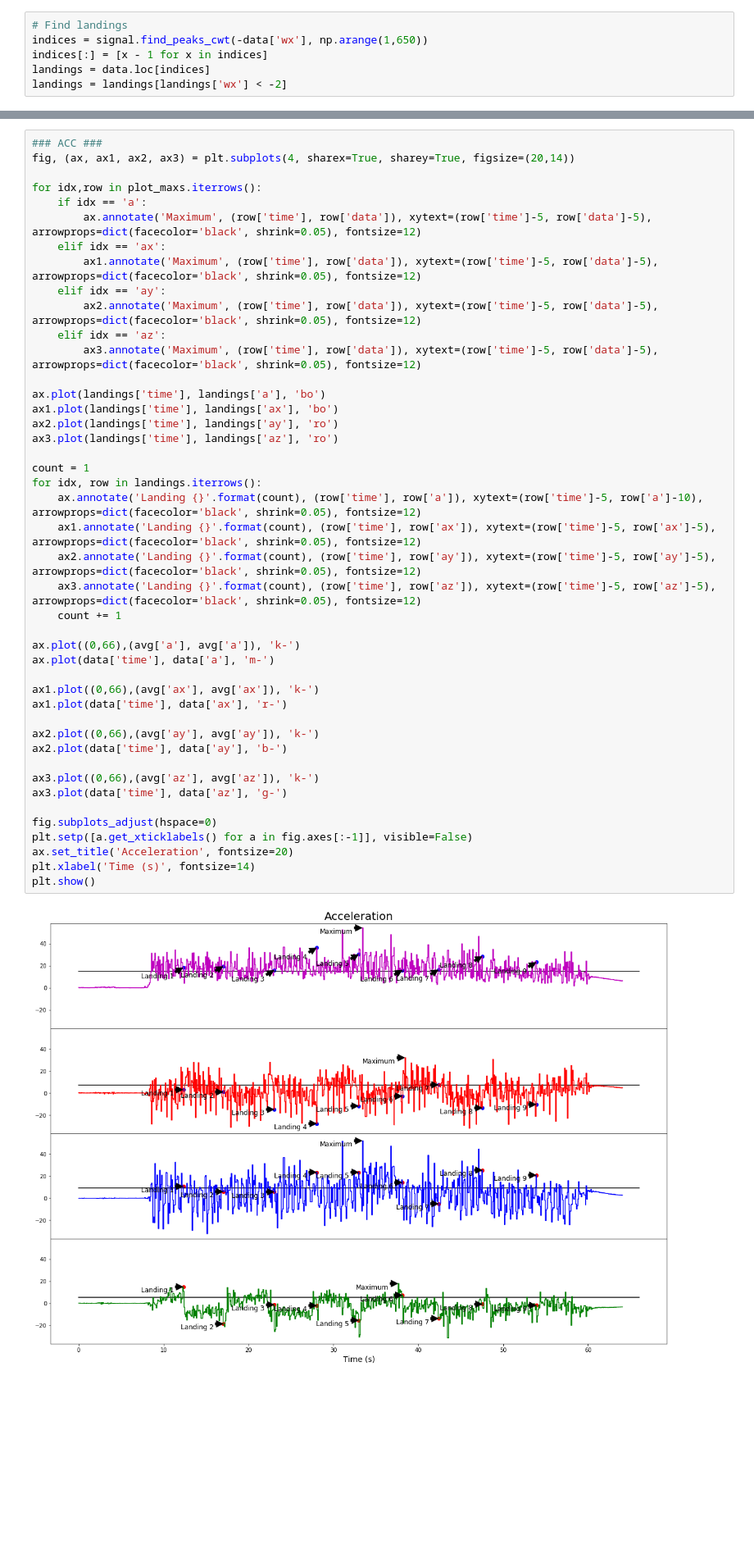
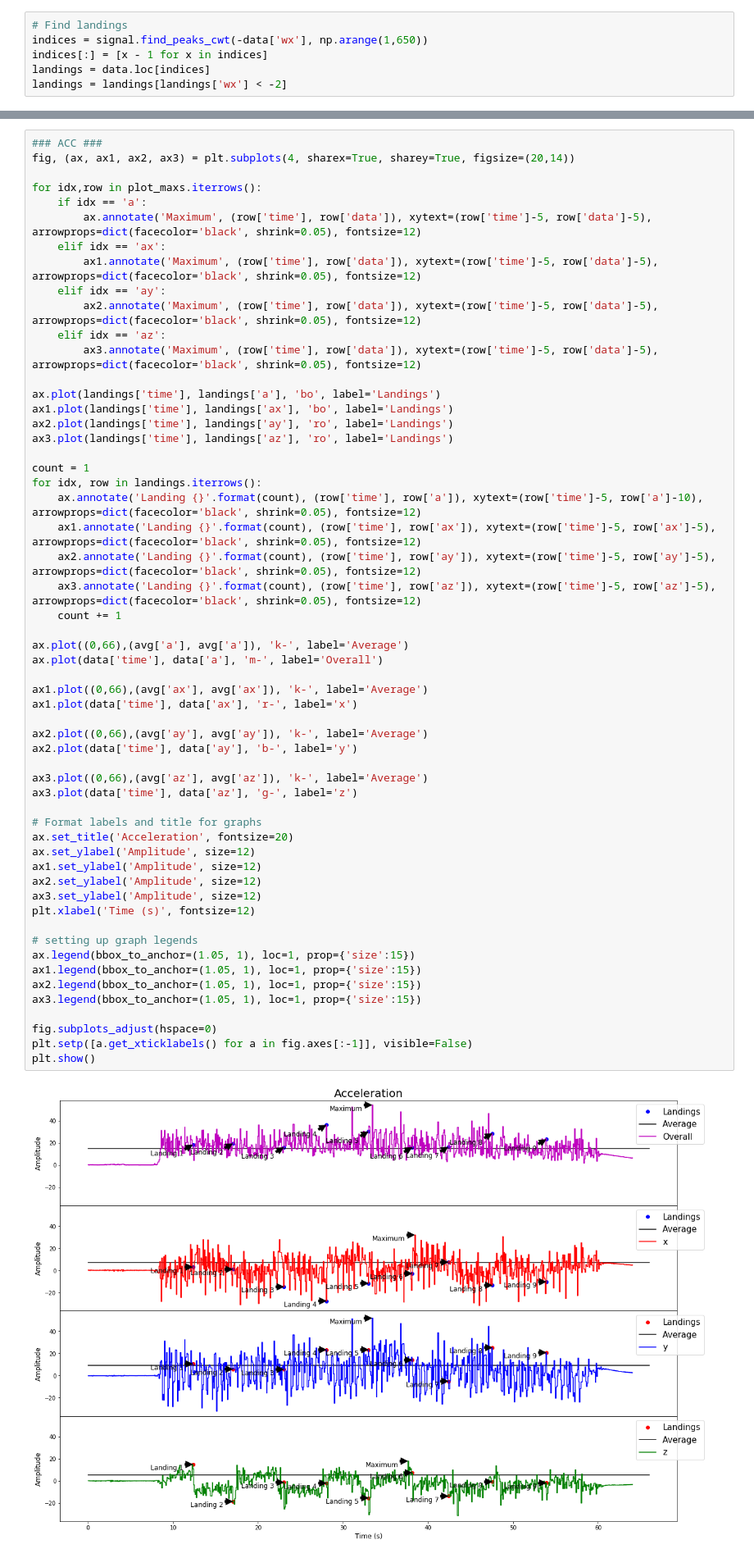
Before and after one commit to SunnyWillert18/Signals, a Jupyter notebook: deliverable_1.ipynb, the cells around one changed output, grey strips where cells are left out. Shown: that part at 82% size. Saved outputs shown, nothing was run; the diff lists cells and outputs as text; blank space fills up the shorter version.

Commit message:
added labels and legends

```diff
--- a/deliverable_1.ipynb
+++ b/deliverable_1.ipynb
@@ -126,48 +126,60 @@ landings
 ### ACC ###
 fig, (ax, ax1, ax2, ax3) = plt.subplots(4, sharex=True, sharey=True, figsize=(20,14))
 
 for idx,row in plot_maxs.iterrows():
     if idx == 'a':
         ax.annotate('Maximum', (row['time'], row['data']), xytext=(row['time']-5, row['data']-5), arrowprops=dict(facecolor='black', shrink=0.05), fontsize=12)
     elif idx == 'ax':
         ax1.annotate('Maximum', (row['time'], row['data']), xytext=(row['time']-5, row['data']-5), arrowprops=dict(facecolor='black', shrink=0.05), fontsize=12)
     elif idx == 'ay':
         ax2.annotate('Maximum', (row['time'], row['data']), xytext=(row['time']-5, row['data']-5), arrowprops=dict(facecolor='black', shrink=0.05), fontsize=12)
     elif idx == 'az':
         ax3.annotate('Maximum', (row['time'], row['data']), xytext=(row['time']-5, row['data']-5), arrowprops=dict(facecolor='black', shrink=0.05), fontsize=12)
 
-ax.plot(landings['time'], landings['a'], 'bo')
-ax1.plot(landings['time'], landings['ax'], 'bo')
-ax2.plot(landings['time'], landings['ay'], 'ro')
-ax3.plot(landings['time'], landings['az'], 'ro')
+ax.plot(landings['time'], landings['a'], 'bo', label='Landings')
+ax1.plot(landings['time'], landings['ax'], 'bo', label='Landings')
+ax2.plot(landings['time'], landings['ay'], 'ro', label='Landings')
+ax3.plot(landings['time'], landings['az'], 'ro', label='Landings')
 
 count = 1
 for idx, row in landings.iterrows():
     ax.annotate('Landing {}'.format(count), (row['time'], row['a']), xytext=(row['time']-5, row['a']-10), arrowprops=dict(facecolor='black', shrink=0.05), fontsize=12)
     ax1.annotate('Landing {}'.format(count), (row['time'], row['ax']), xytext=(row['time']-5, row['ax']-5), arrowprops=dict(facecolor='black', shrink=0.05), fontsize=12)
     ax2.annotate('Landing {}'.format(count), (row['time'], row['ay']), xytext=(row['time']-5, row['ay']-5), arrowprops=dict(facecolor='black', shrink=0.05), fontsize=12)
     ax3.annotate('Landing {}'.format(count), (row['time'], row['az']), xytext=(row['time']-5, row['az']-5), arrowprops=dict(facecolor='black', shrink=0.05), fontsize=12)
     count += 1
 
-ax.plot((0,66),(avg['a'], avg['a']), 'k-')
-ax.plot(data['time'], data['a'], 'm-')
+ax.plot((0,66),(avg['a'], avg['a']), 'k-', label='Average')
+ax.plot(data['time'], data['a'], 'm-', label='Overall')
 
-ax1.plot((0,66),(avg['ax'], avg['ax']), 'k-')
-ax1.plot(data['time'], data['ax'], 'r-')
+ax1.plot((0,66),(avg['ax'], avg['ax']), 'k-', label='Average')
+ax1.plot(data['time'], data['ax'], 'r-', label='x')
 
-ax2.plot((0,66),(avg['ay'], avg['ay']), 'k-')
-ax2.plot(data['time'], data['ay'], 'b-')
+ax2.plot((0,66),(avg['ay'], avg['ay']), 'k-', label='Average')
+ax2.plot(data['time'], data['ay'], 'b-', label='y')
 
-ax3.plot((0,66),(avg['az'], avg['az']), 'k-')
-ax3.plot(data['time'], data['az'], 'g-')
+ax3.plot((0,66),(avg['az'], avg['az']), 'k-', label='Average')
+ax3.plot(data['time'], data['az'], 'g-', label='z')
+
+# Format labels and title for graphs
+ax.set_title('Acceleration', fontsize=20)
+ax.set_ylabel('Amplitude', size=12)
+ax1.set_ylabel('Amplitude', size=12)
+ax2.set_ylabel('Amplitude', size=12)
+ax3.set_ylabel('Amplitude', size=12)
+plt.xlabel('Time (s)', fontsize=12)
+
+# setting up graph legends
+ax.legend(bbox_to_anchor=(1.05, 1), loc=1, prop={'size':15})
+ax1.legend(bbox_to_anchor=(1.05, 1), loc=1, prop={'size':15})
+ax2.legend(bbox_to_anchor=(1.05, 1), loc=1, prop={'size':15})
+ax3.legend(bbox_to_anchor=(1.05, 1), loc=1, prop={'size':15})
 
 fig.subplots_adjust(hspace=0)
 plt.setp([a.get_xticklabels() for a in fig.axes[:-1]], visible=False)
-ax.set_title('Acceleration', fontsize=20)
-plt.xlabel('Time (s)', fontsize=14)
 plt.show()
 # %% [output]
-[figure, old version]
+[figure, new version]
 # %%
 ### GYRO ###
 fig, (ax, ax1, ax2, ax3) = plt.subplots(4, sharex=True, sharey=True, figsize=(20,14))
```
Also changed, not shown: parts of 4 cells of this notebook.
